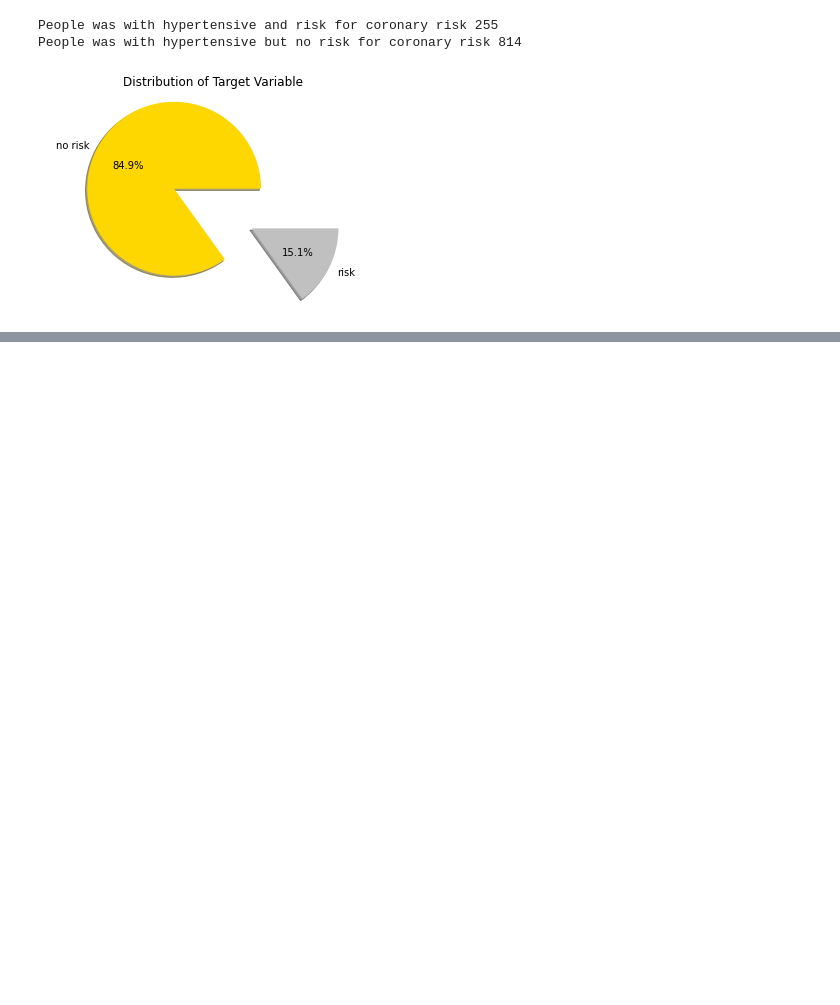
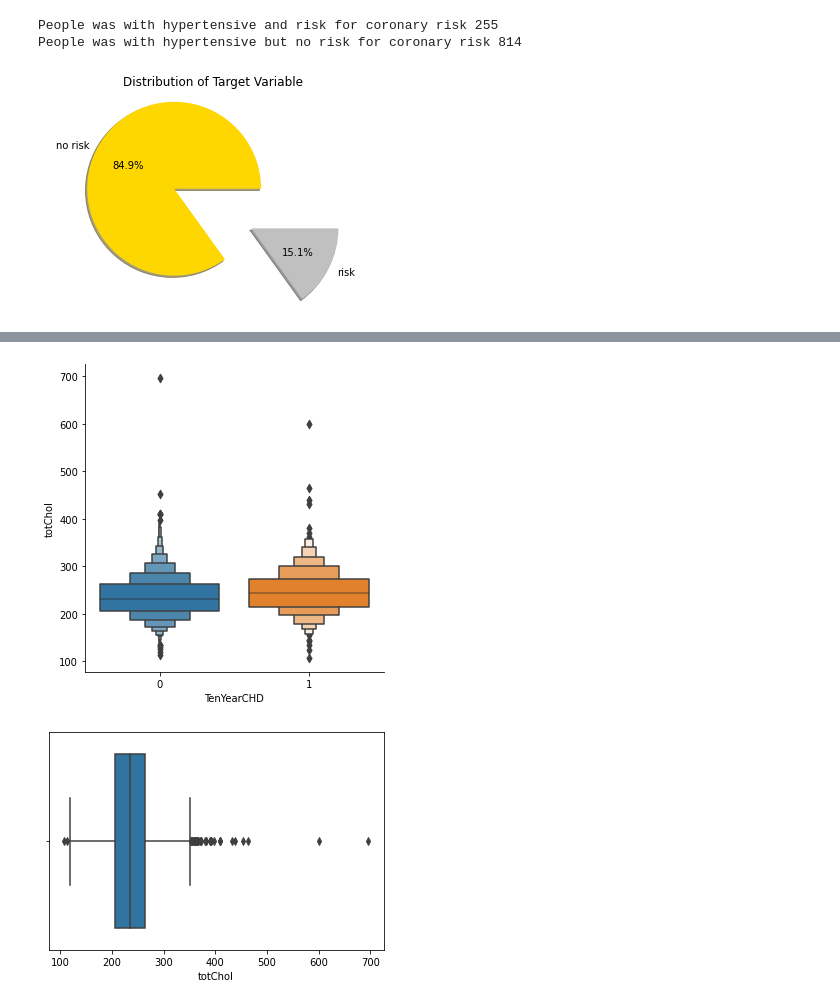
Before and after one commit to Aayushi4925/cardiovasular, a Jupyter notebook: cardiovascular_risk.ipynb, the cells around one changed output, grey strips where cells are left out. Cells and saved outputs as stored; diff of their text form; code cells hidden in the pictures; blank space fills up the shorter version.

```diff
--- a/cardiovascular_risk.ipynb
+++ b/cardiovascular_risk.ipynb
@@ -186,0 +200,11 @@ plt.show()
+# %%
+def catplot(col1,col2):
+  sns.catplot(x=col1,y=col2,kind='boxen',data=df_temp)
+  plt.show()
+  sns.boxplot(df_temp[col2])
+  plt.show()
+# %%
+catplot('TenYearCHD','totChol')
+# %% [output]
+[figure, added]
+[figure, added]
```
Also changed, not shown: parts of 15 cells of this notebook.
